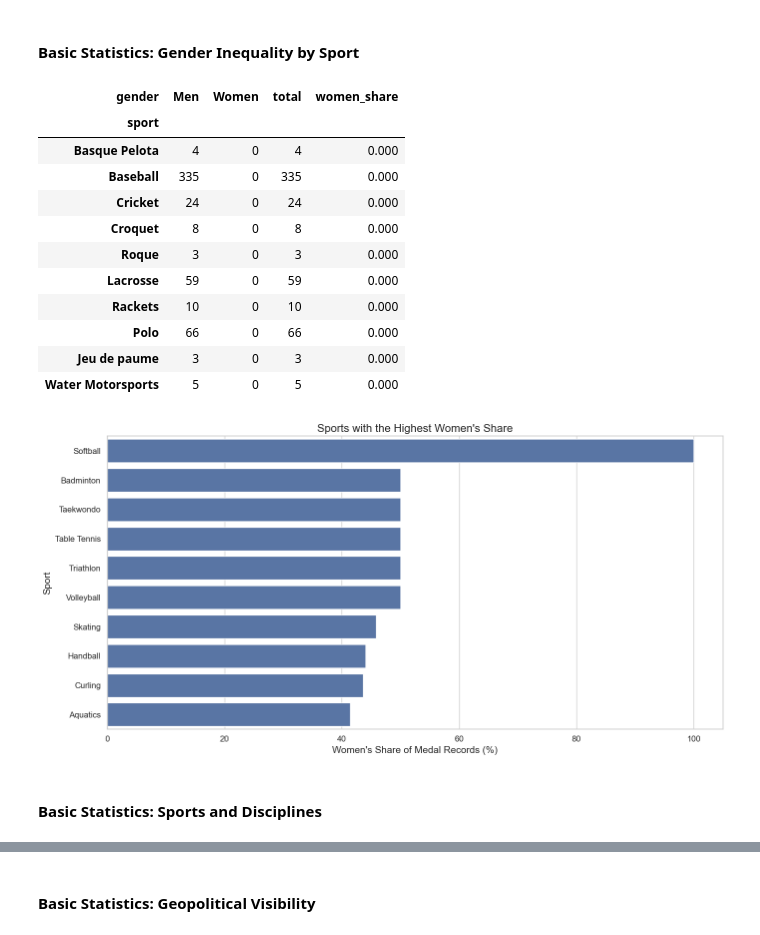
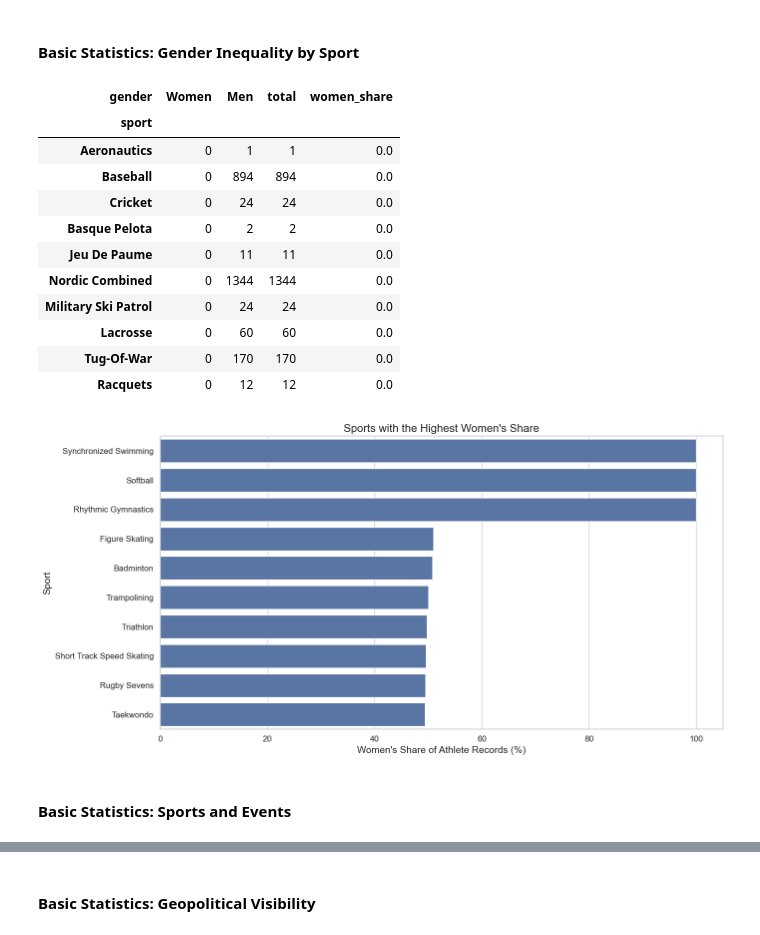
Before and after one commit to com-480-data-visualization/DataRizz, a Jupyter notebook: milestones/milestone1/eda.ipynb, the cells around one changed output, grey strips where cells are left out. Drawn from its saved outputs; the diff is of its cells as text; code cells hidden in the pictures.

```diff
--- a/milestones/milestone1/eda.ipynb
+++ b/milestones/milestone1/eda.ipynb
@@ -132,6 +134,7 @@ sport_gender = (
     olympics.groupby(["sport", "gender"])
     .size()
     .unstack(fill_value=0)
+    .rename(columns={"F": "Women", "M": "Men"})
 )
 
 sport_gender["total"] = sport_gender.sum(axis=1)
@@ -139,32 +142,32 @@ sport_gender["women_share"] = 100 * sport_gender["Women"] / sport_gender["total"
 
 sport_gender.sort_values("women_share").head(10)
 # %% [output]
-| gender | Men | Women | total | women_share |
+| gender | Women | Men | total | women_share |
 | sport |  |  |  |  |
-| Basque Pelota | 4 | 0 | 4 | 0.000 |
-| Baseball | 335 | 0 | 335 | 0.000 |
-| Cricket | 24 | 0 | 24 | 0.000 |
-| Croquet | 8 | 0 | 8 | 0.000 |
-| Roque | 3 | 0 | 3 | 0.000 |
-| Lacrosse | 59 | 0 | 59 | 0.000 |
-| Rackets | 10 | 0 | 10 | 0.000 |
-| Polo | 66 | 0 | 66 | 0.000 |
-| Jeu de paume | 3 | 0 | 3 | 0.000 |
-| Water Motorsports | 5 | 0 | 5 | 0.000 |
+| Aeronautics | 0 | 1 | 1 | 0.0 |
+| Baseball | 0 | 894 | 894 | 0.0 |
+| Cricket | 0 | 24 | 24 | 0.0 |
+| Basque Pelota | 0 | 2 | 2 | 0.0 |
+| Jeu De Paume | 0 | 11 | 11 | 0.0 |
+| Nordic Combined | 0 | 1344 | 1344 | 0.0 |
+| Military Ski Patrol | 0 | 24 | 24 | 0.0 |
+| Lacrosse | 0 | 60 | 60 | 0.0 |
+| Tug-Of-War | 0 | 170 | 170 | 0.0 |
+| Racquets | 0 | 12 | 12 | 0.0 |
 # %%
 female_balanced = sport_gender.sort_values("women_share", ascending=False).head(10).reset_index()
 
 plt.figure(figsize=(14, 7))
 sns.barplot(data=female_balanced, x="women_share", y="sport")
 plt.title("Sports with the Highest Women's Share", fontsize=16)
-plt.xlabel("Women's Share of Medal Records (%)", fontsize=14)
+plt.xlabel("Women's Share of Athlete Records (%)", fontsize=14)
 plt.ylabel("Sport", fontsize=14)
 plt.xticks(fontsize=12)
 plt.yticks(fontsize=12)
 plt.tight_layout()
 plt.show()
 # %% [output]
-[figure, old version]
+[figure, new version]
 # %% [markdown]
-#### Basic Statistics: Sports and Disciplines
+#### Basic Statistics: Sports and Events
 # %%
```
Also changed, not shown: parts of 12 cells of this notebook, 1 other file.
